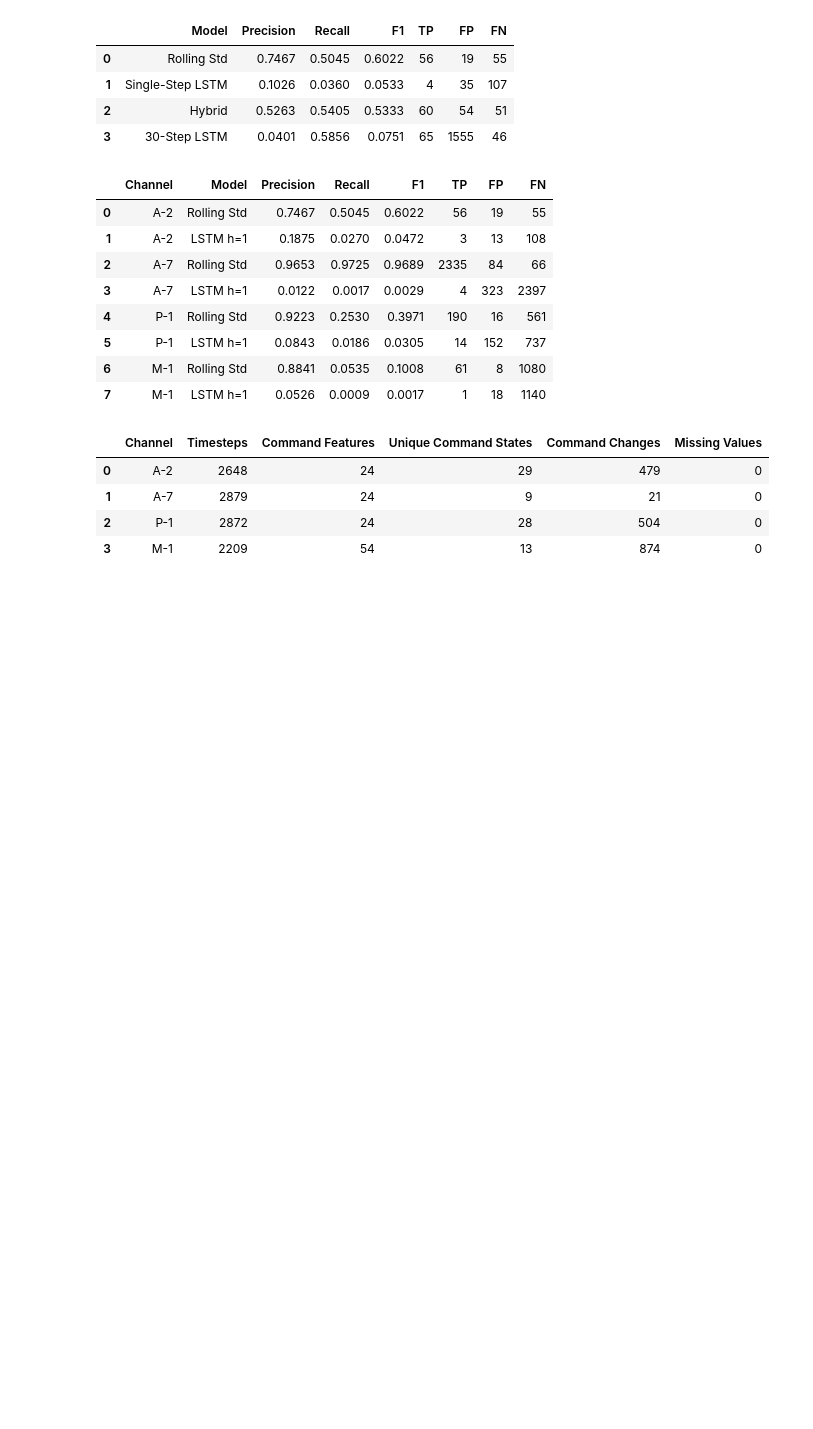
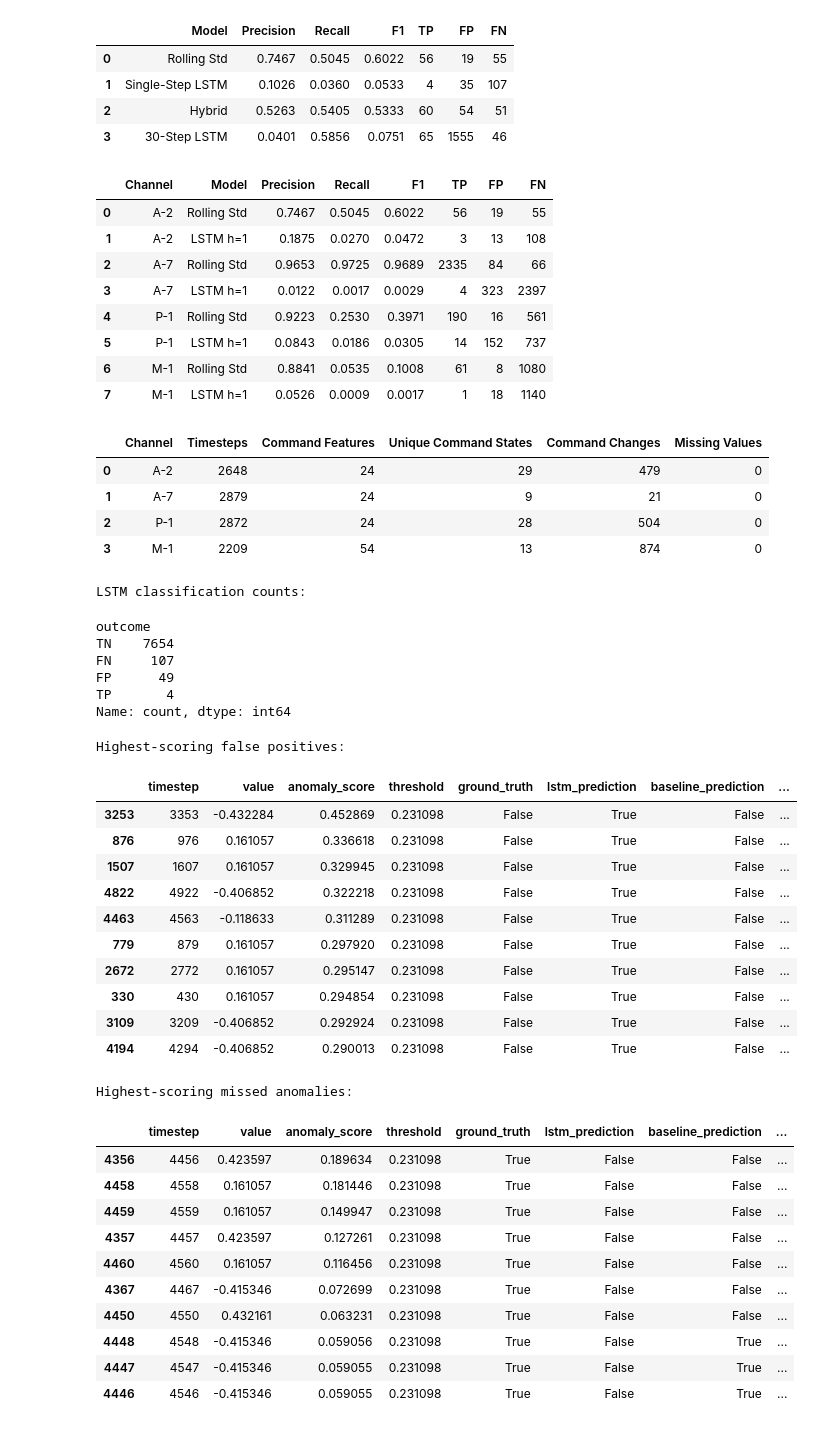
Before and after one commit to victorhuii/Spacecraft-Anomaly-Project, a Jupyter notebook: notebooks/01_exploratory_analysis.ipynb, the cells around one changed output. Drawn from its saved outputs; the diff is of its cells as text; code cells hidden in the pictures; blank space fills up the shorter version.

Commit message:
add ground truth overlays and anomaly error analysis

```diff
--- a/notebooks/01_exploratory_analysis.ipynb
+++ b/notebooks/01_exploratory_analysis.ipynb
@@ -1380,3 +1380,57 @@ display(pd.DataFrame(feature_report))
 | 1 | A-7 | 2879 | 24 | 9 | 21 | 0 |
 | 2 | P-1 | 2872 | 24 | 28 | 504 | 0 |
 | 3 | M-1 | 2209 | 54 | 13 | 874 | 0 |
+# %%
+
+analysis = pd.read_csv(
+    root / "reports/A-2_h1_cmd_evaluation_timesteps.csv"
+)
+
+print("LSTM classification counts:")
+display(analysis["outcome"].value_counts())
+
+print("\nHighest-scoring false positives:")
+display(
+    analysis[analysis["outcome"] == "FP"]
+    .sort_values("anomaly_score", ascending=False)
+    .head(10)
+)
+
+print("\nHighest-scoring missed anomalies:")
+display(
+    analysis[analysis["outcome"] == "FN"]
+    .sort_values("anomaly_score", ascending=False)
+    .head(10)
+)
+# %% [output]
+LSTM classification counts:
+outcome
+TN    7654
+FN     107
+FP      49
+TP       4
+Name: count, dtype: int64
+Highest-scoring false positives:
+|  | timestep | value | anomaly_score | threshold | ground_truth | lstm_prediction | baseline_prediction | ... |
+| 3253 | 3353 | -0.432284 | 0.452869 | 0.231098 | False | True | False | ... |
+| 876 | 976 | 0.161057 | 0.336618 | 0.231098 | False | True | False | ... |
+| 1507 | 1607 | 0.161057 | 0.329945 | 0.231098 | False | True | False | ... |
+| 4822 | 4922 | -0.406852 | 0.322218 | 0.231098 | False | True | False | ... |
+| 4463 | 4563 | -0.118633 | 0.311289 | 0.231098 | False | True | False | ... |
+| 779 | 879 | 0.161057 | 0.297920 | 0.231098 | False | True | False | ... |
+| 2672 | 2772 | 0.161057 | 0.295147 | 0.231098 | False | True | False | ... |
+| 330 | 430 | 0.161057 | 0.294854 | 0.231098 | False | True | False | ... |
+| 3109 | 3209 | -0.406852 | 0.292924 | 0.231098 | False | True | False | ... |
+| 4194 | 4294 | -0.406852 | 0.290013 | 0.231098 | False | True | False | ... |
+Highest-scoring missed anomalies:
+|  | timestep | value | anomaly_score | threshold | ground_truth | lstm_prediction | baseline_prediction | ... |
+| 4356 | 4456 | 0.423597 | 0.189634 | 0.231098 | True | False | False | ... |
+| 4458 | 4558 | 0.161057 | 0.181446 | 0.231098 | True | False | False | ... |
+| 4459 | 4559 | 0.161057 | 0.149947 | 0.231098 | True | False | False | ... |
+| 4357 | 4457 | 0.423597 | 0.127261 | 0.231098 | True | False | False | ... |
+| 4460 | 4560 | 0.161057 | 0.116456 | 0.231098 | True | False | False | ... |
+| 4367 | 4467 | -0.415346 | 0.072699 | 0.231098 | True | False | False | ... |
+| 4450 | 4550 | 0.432161 | 0.063231 | 0.231098 | True | False | False | ... |
+| 4448 | 4548 | -0.415346 | 0.059056 | 0.231098 | True | False | True | ... |
+| 4447 | 4547 | -0.415346 | 0.059055 | 0.231098 | True | False | True | ... |
+| 4446 | 4546 | -0.415346 | 0.059055 | 0.231098 | True | False | True | ... |
```
Also changed, not shown: 7 other files.
